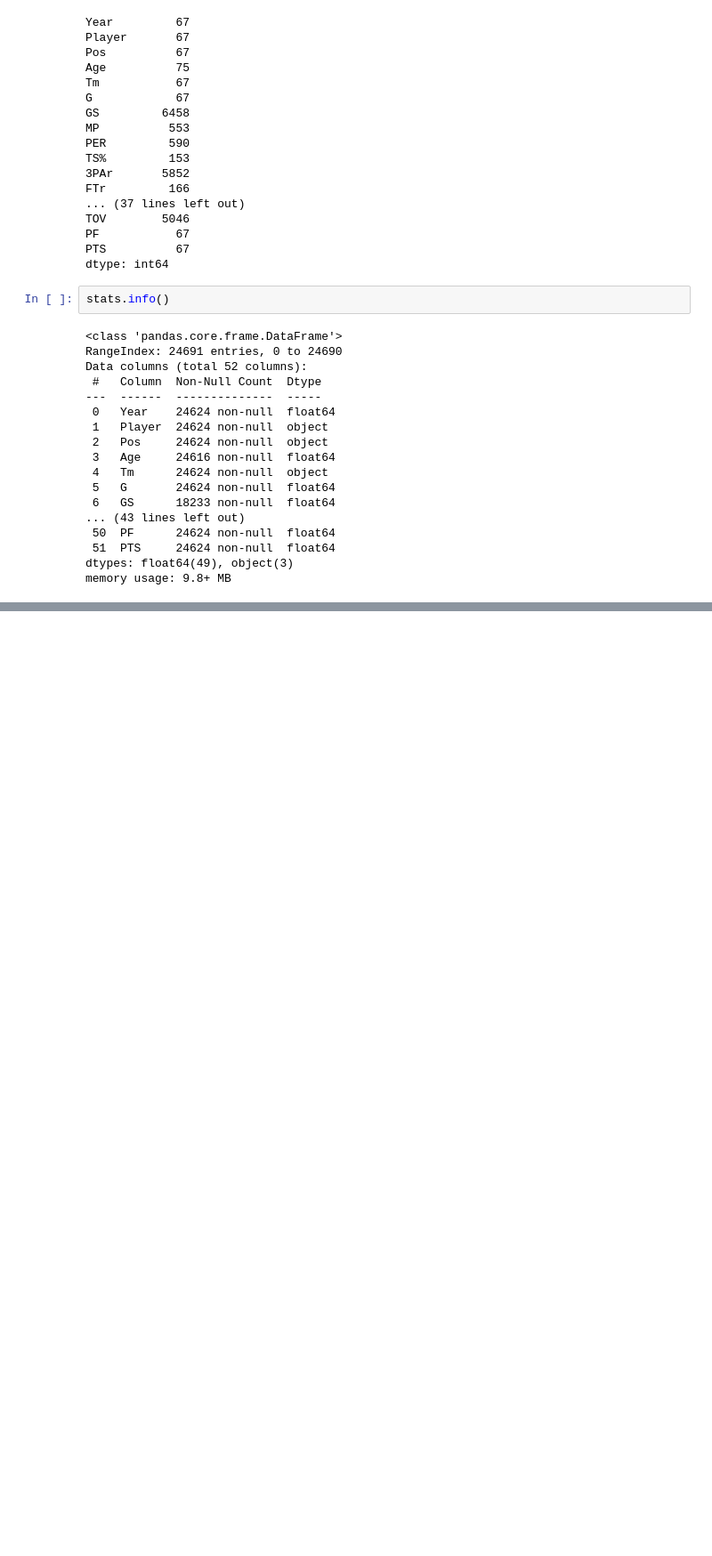
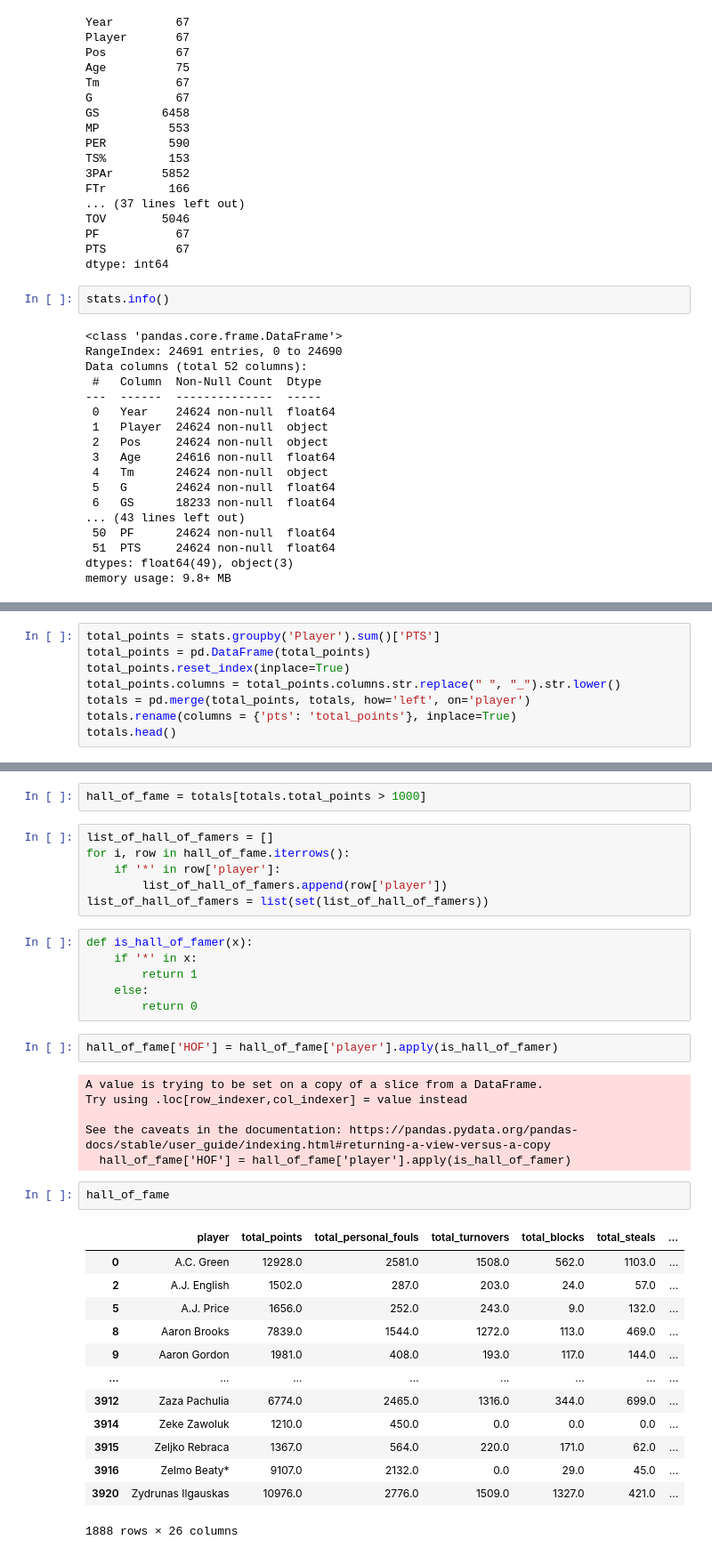
Before and after one commit to haydenj8/NBA_Project3, a Jupyter notebook: Project_Notebook_1.ipynb, the cells around one changed output, grey strips where cells are left out. Shown at 89% size. Drawn from its saved outputs; the diff is of its cells as text; blank space fills up the shorter version.

Commit message:
combining stats from each year to make a career totals dataframe and creating a hall of fame column

```diff
--- a/Project_Notebook_1.ipynb
+++ b/Project_Notebook_1.ipynb
@@ -168,0 +505,8 @@ stats.groupby('Player').mean()
+# %%
+total_points = stats.groupby('Player').sum()['PTS']
+total_points = pd.DataFrame(total_points)
+total_points.reset_index(inplace=True)
+total_points.columns = total_points.columns.str.replace(" ", "_").str.lower()
+totals = pd.merge(total_points, totals, how='left', on='player')
+totals.rename(columns = {'pts': 'total_points'}, inplace=True)
+totals.head()
@@ -168,0 +521,38 @@ stats.groupby('Player').mean()
+# %%
+hall_of_fame = totals[totals.total_points > 1000]
+# %%
+list_of_hall_of_famers = []
+for i, row in hall_of_fame.iterrows():
+    if '*' in row['player']:
+        list_of_hall_of_famers.append(row['player'])
+list_of_hall_of_famers = list(set(list_of_hall_of_famers))
+# %%
+def is_hall_of_famer(x):
+    if '*' in x:
+        return 1
+    else:
+        return 0
+# %%
+hall_of_fame['HOF'] = hall_of_fame['player'].apply(is_hall_of_famer)
+# %% [output]
+A value is trying to be set on a copy of a slice from a DataFrame.
+Try using .loc[row_indexer,col_indexer] = value instead
+
+See the caveats in the documentation: https://pandas.pydata.org/pandas-docs/stable/user_guide/indexing.html#returning-a-view-versus-a-copy
+  hall_of_fame['HOF'] = hall_of_fame['player'].apply(is_hall_of_famer)
+# %%
+hall_of_fame
+# %% [output]
+|  | player | total_points | total_personal_fouls | total_turnovers | total_blocks | total_steals | ... |
+| 0 | A.C. Green | 12928.0 | 2581.0 | 1508.0 | 562.0 | 1103.0 | ... |
+| 2 | A.J. English | 1502.0 | 287.0 | 203.0 | 24.0 | 57.0 | ... |
+| 5 | A.J. Price | 1656.0 | 252.0 | 243.0 | 9.0 | 132.0 | ... |
+| 8 | Aaron Brooks | 7839.0 | 1544.0 | 1272.0 | 113.0 | 469.0 | ... |
+| 9 | Aaron Gordon | 1981.0 | 408.0 | 193.0 | 117.0 | 144.0 | ... |
+| ... | ... | ... | ... | ... | ... | ... | ... |
+| 3912 | Zaza Pachulia | 6774.0 | 2465.0 | 1316.0 | 344.0 | 699.0 | ... |
+| 3914 | Zeke Zawoluk | 1210.0 | 450.0 | 0.0 | 0.0 | 0.0 | ... |
+| 3915 | Zeljko Rebraca | 1367.0 | 564.0 | 220.0 | 171.0 | 62.0 | ... |
+| 3916 | Zelmo Beaty* | 9107.0 | 2132.0 | 0.0 | 29.0 | 45.0 | ... |
+| 3920 | Zydrunas Ilgauskas | 10976.0 | 2776.0 | 1509.0 | 1327.0 | 421.0 | ... |
+1888 rows × 26 columns
```
Also changed, not shown: parts of 48 cells of this notebook.
